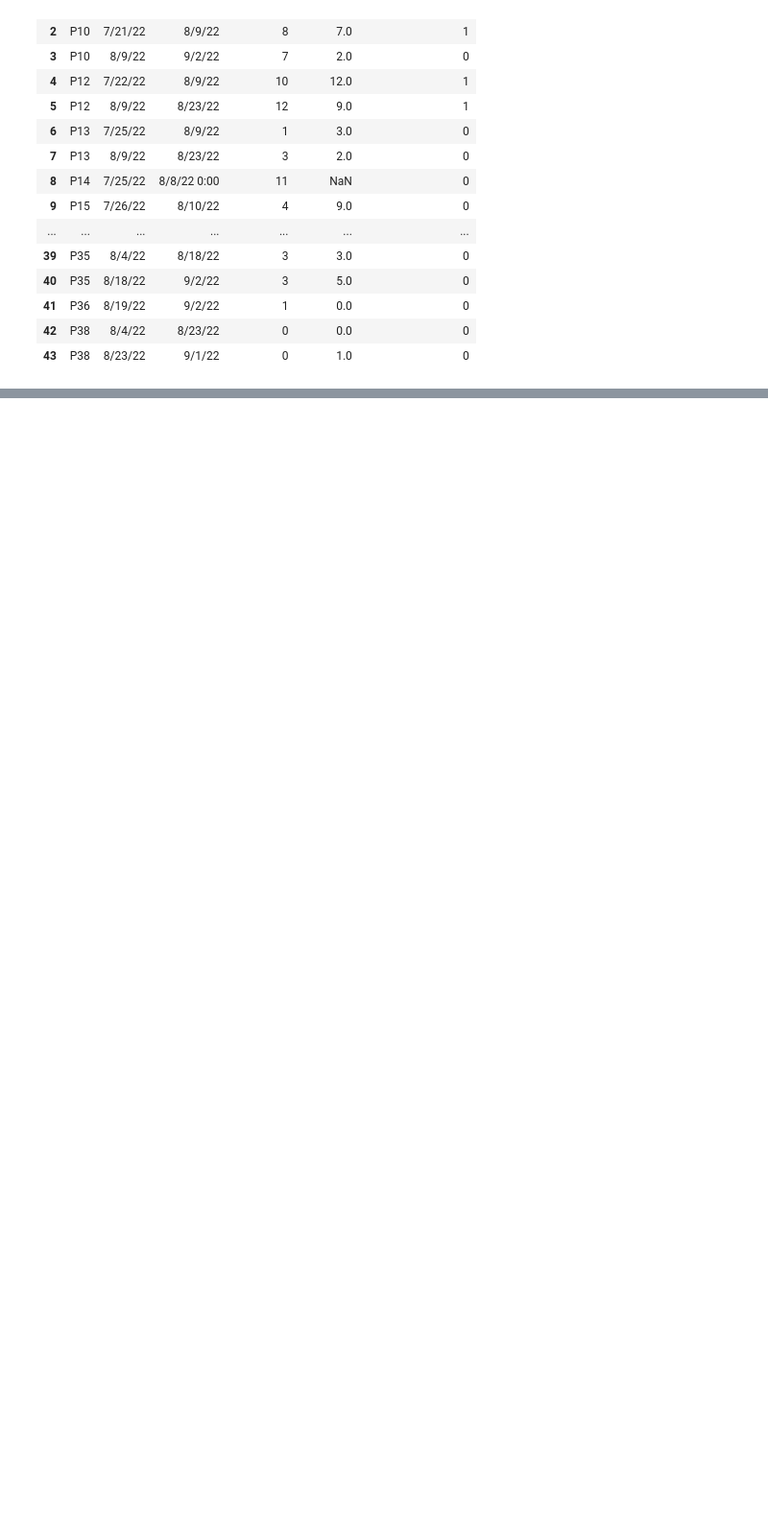
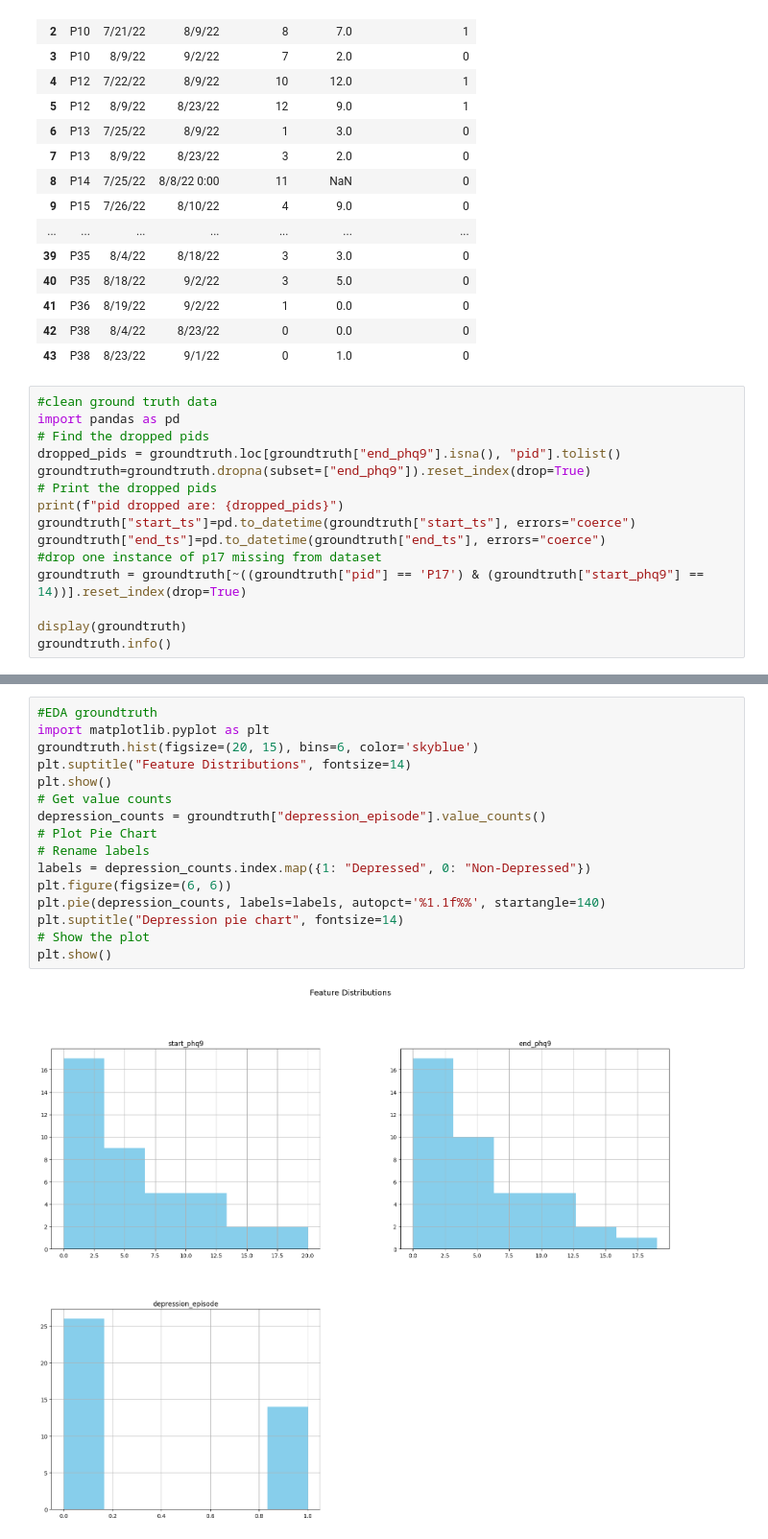
Before and after one commit to khalil-hub/Detecting-Depression-through-Facial-Behavior-and-Head-Gestures, a Jupyter notebook: notebooks/exploratory_data_analysis.ipynb, the cells around one changed output, grey strips where cells are left out. Shown at 96% size. Drawn from its saved outputs; the diff is of its cells as text; blank space fills up the shorter version.

```diff
--- a/notebooks/exploratory_data_analysis.ipynb
+++ b/notebooks/exploratory_data_analysis.ipynb
@@ -38,3 +38,18 @@ memory usage: 2.2+ KB
 | 41 | P36 | 8/19/22 | 9/2/22 | 1 | 0.0 | 0 |
 | 42 | P38 | 8/4/22 | 8/23/22 | 0 | 0.0 | 0 |
 | 43 | P38 | 8/23/22 | 9/1/22 | 0 | 1.0 | 0 |
+# %%
+#clean ground truth data
+import pandas as pd
+# Find the dropped pids
+dropped_pids = groundtruth.loc[groundtruth["end_phq9"].isna(), "pid"].tolist()
+groundtruth=groundtruth.dropna(subset=["end_phq9"]).reset_index(drop=True)
+# Print the dropped pids
+print(f"pid dropped are: {dropped_pids}")
+groundtruth["start_ts"]=pd.to_datetime(groundtruth["start_ts"], errors="coerce")
+groundtruth["end_ts"]=pd.to_datetime(groundtruth["end_ts"], errors="coerce")
+#drop one instance of p17 missing from dataset
+groundtruth = groundtruth[~((groundtruth["pid"] == 'P17') & (groundtruth["start_phq9"] == 14))].reset_index(drop=True)
+
+display(groundtruth)
+groundtruth.info()
@@ -40,0 +88,18 @@ memory usage: 2.2+ KB
+# %%
+#EDA groundtruth
+import matplotlib.pyplot as plt
+groundtruth.hist(figsize=(20, 15), bins=6, color='skyblue')
+plt.suptitle("Feature Distributions", fontsize=14)
+plt.show()
+# Get value counts
+depression_counts = groundtruth["depression_episode"].value_counts()
+# Plot Pie Chart
+# Rename labels
+labels = depression_counts.index.map({1: "Depressed", 0: "Non-Depressed"})
+plt.figure(figsize=(6, 6))
+plt.pie(depression_counts, labels=labels, autopct='%1.1f%%', startangle=140)
+plt.suptitle("Depression pie chart", fontsize=14)
+# Show the plot
+plt.show()
+# %% [output]
+[figure, added]
```
Also changed, not shown: parts of 13 cells of this notebook, 14 other files.
